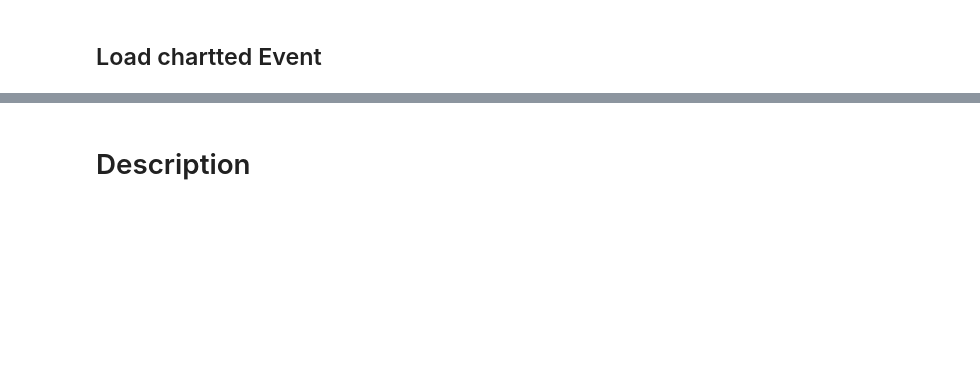
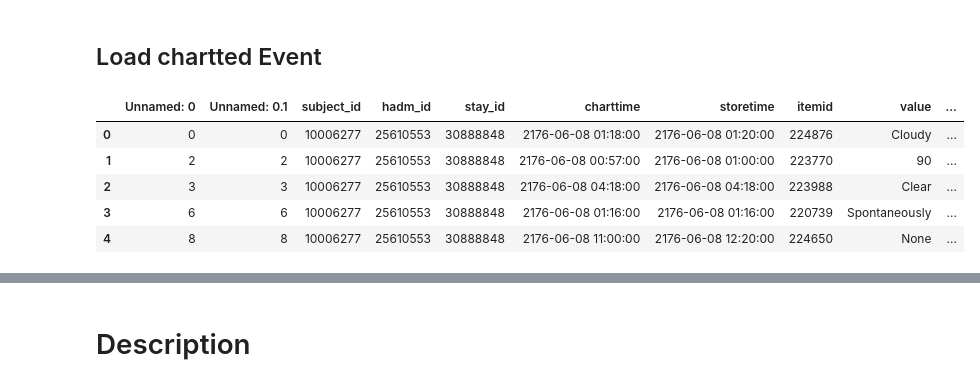
Before and after one commit to Wetiqe/MIMIC_I61, a Jupyter notebook: I61.ipynb, the cells around one changed output, grey strips where cells are left out. Drawn from its saved outputs; the diff is of its cells as text; code cells hidden in the pictures; blank space fills up the shorter version.

```diff
--- a/I61.ipynb
+++ b/I61.ipynb
@@ -228,2 +248,9 @@ final.shape
 # %%
-charteve_raw.head()
+chart_event.head()
+# %% [output]
+|  | Unnamed: 0 | Unnamed: 0.1 | subject_id | hadm_id | stay_id | charttime | storetime | itemid | value | ... |
+| 0 | 0 | 0 | 10006277 | 25610553 | 30888848 | 2176-06-08 01:18:00 | 2176-06-08 01:20:00 | 224876 | Cloudy | ... |
+| 1 | 2 | 2 | 10006277 | 25610553 | 30888848 | 2176-06-08 00:57:00 | 2176-06-08 01:00:00 | 223770 | 90 | ... |
+| 2 | 3 | 3 | 10006277 | 25610553 | 30888848 | 2176-06-08 04:18:00 | 2176-06-08 04:18:00 | 223988 | Clear | ... |
+| 3 | 6 | 6 | 10006277 | 25610553 | 30888848 | 2176-06-08 01:16:00 | 2176-06-08 01:16:00 | 220739 | Spontaneously | ... |
+| 4 | 8 | 8 | 10006277 | 25610553 | 30888848 | 2176-06-08 11:00:00 | 2176-06-08 12:20:00 | 224650 | None | ... |
```
Also changed, not shown: parts of 27 cells of this notebook.
